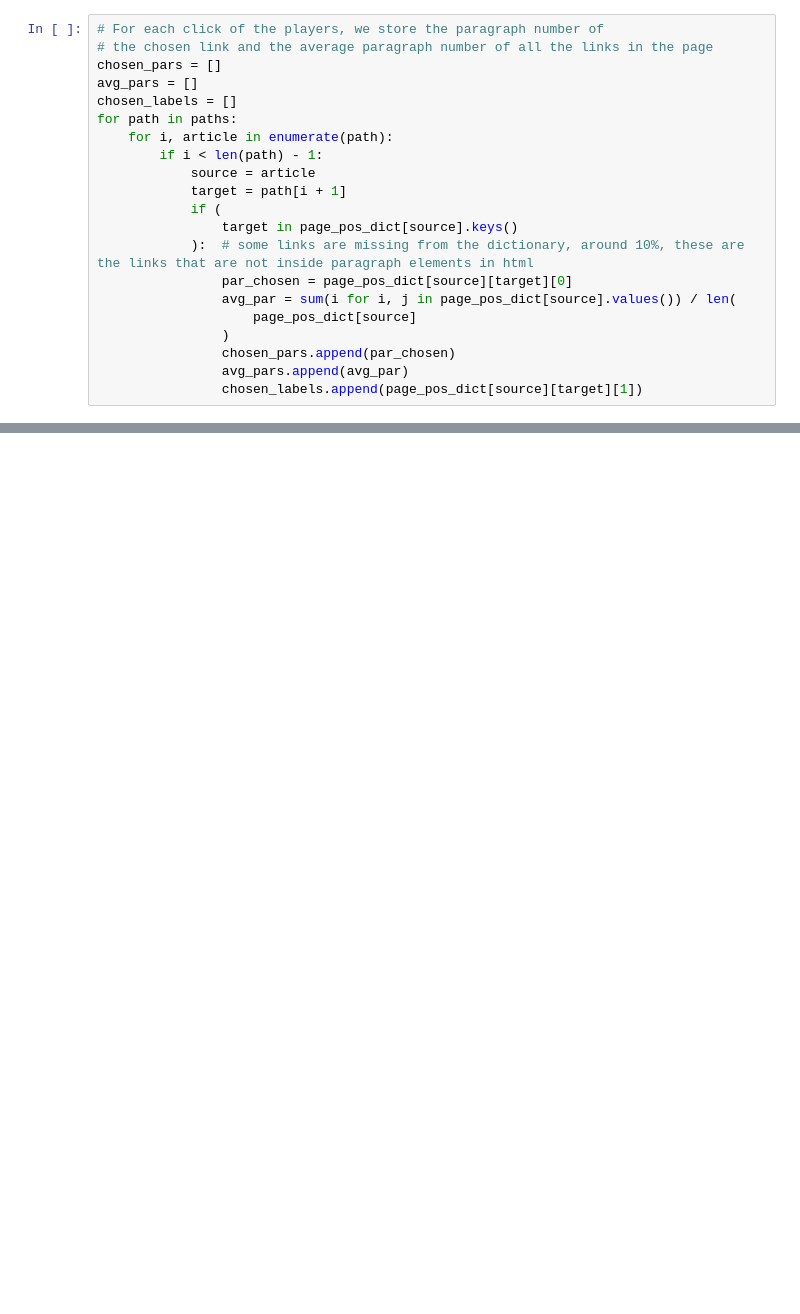
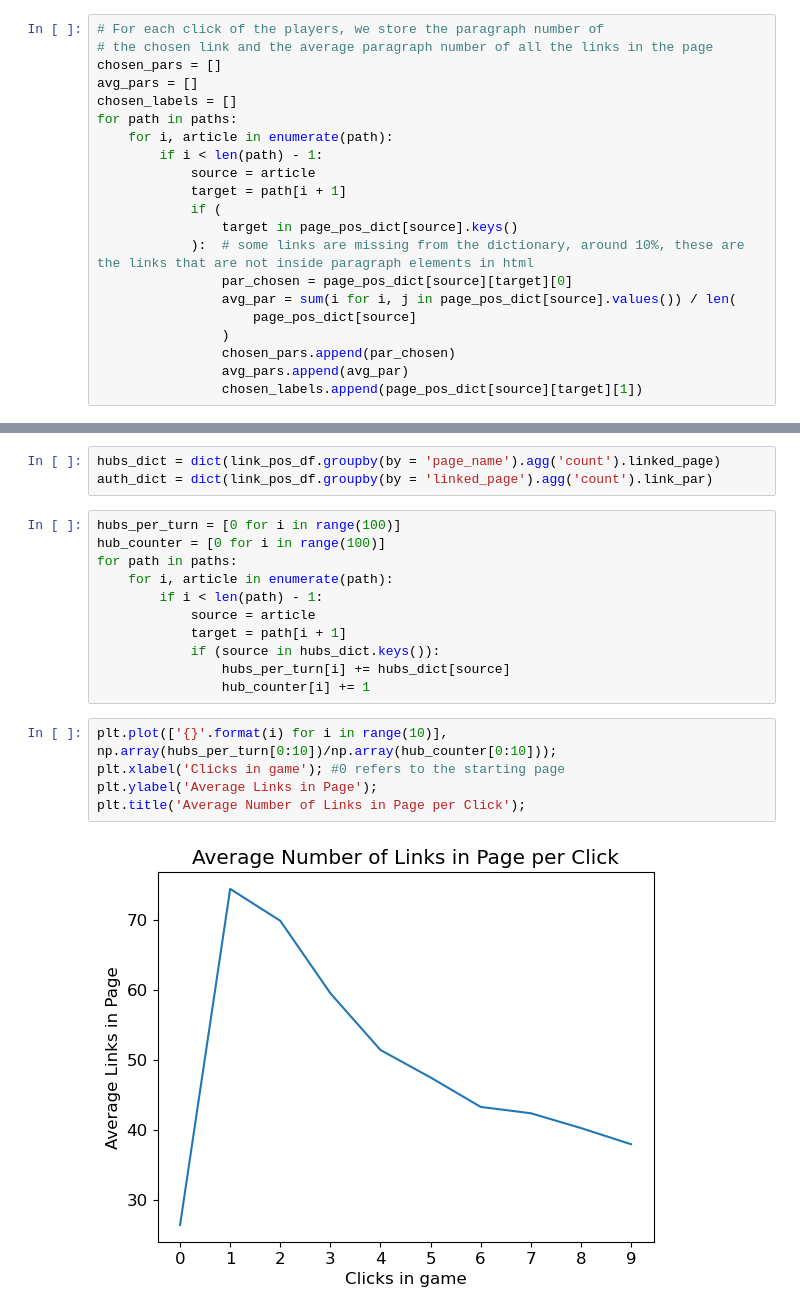
Before and after one commit to epfl-ada/ada-2022-project-souvladaki, a Jupyter notebook: analysis.ipynb, the cells around one changed output, grey strips where cells are left out. Saved outputs shown, nothing was run; the diff lists cells and outputs as text; blank space fills up the shorter version.

Commit message:
add link position analysis

```diff
--- a/analysis.ipynb
+++ b/analysis.ipynb
@@ -680,0 +693,21 @@ plt.show()
+# %%
+hubs_dict = dict(link_pos_df.groupby(by = 'page_name').agg('count').linked_page)
+auth_dict = dict(link_pos_df.groupby(by = 'linked_page').agg('count').link_par)
+# %%
+hubs_per_turn = [0 for i in range(100)]
+hub_counter = [0 for i in range(100)]
+for path in paths:
+    for i, article in enumerate(path):
+        if i < len(path) - 1:
+            source = article
+            target = path[i + 1]
+            if (source in hubs_dict.keys()):
+                hubs_per_turn[i] += hubs_dict[source]
+                hub_counter[i] += 1
+# %%
+plt.plot(['{}'.format(i) for i in range(10)], np.array(hubs_per_turn[0:10])/np.array(hub_counter[0:10]));
+plt.xlabel('Clicks in game'); #0 refers to the starting page
+plt.ylabel('Average Links in Page');
+plt.title('Average Number of Links in Page per Click');
+# %% [output]
+[figure, added]
```
Also changed, not shown: parts of 21 cells of this notebook.
